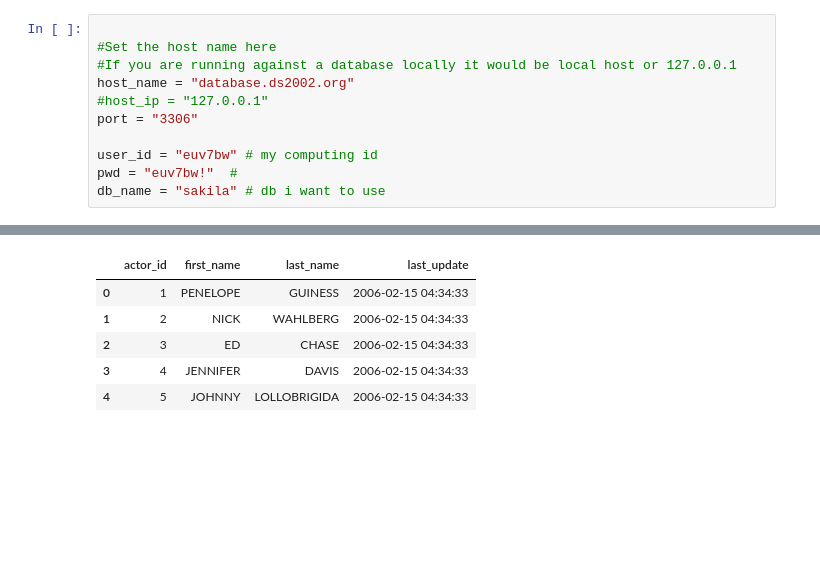
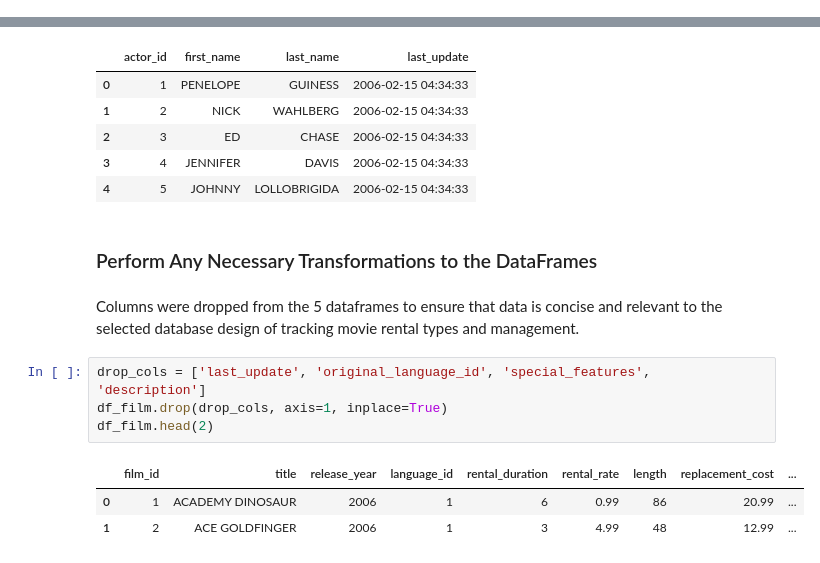
Before and after one commit to aniishap/ds2002, a Jupyter notebook: Data_Project_1.ipynb, the cells around one changed output, grey strips where cells are left out. Drawn from its saved outputs; the diff is of its cells as text; blank space fills up the shorter version.

```diff
--- a/Data_Project_1.ipynb
+++ b/Data_Project_1.ipynb
@@ -35,14 +35,3 @@ from sqlalchemy import create_engine
 
 
 > Add blockquote
-# %%
-
-#Set the host name here
-#If you are running against a database locally it would be local host or 127.0.0.1
-host_name = "database.ds2002.org"
-#host_ip = "127.0.0.1"
-port = "3306"
-
-user_id = "euv7bw" # my computing id
-pwd = "euv7bw!"  #
-db_name = "sakila" # db i want to use
@@ -146,3 +144,15 @@ df_actor.head(5)
 | 2 | 3 | ED | CHASE | 2006-02-15 04:34:33 |
 | 3 | 4 | JENNIFER | DAVIS | 2006-02-15 04:34:33 |
 | 4 | 5 | JOHNNY | LOLLOBRIGIDA | 2006-02-15 04:34:33 |
+# %% [markdown]
+### Perform Any Necessary Transformations to the DataFrames
+# %% [markdown]
+Columns were dropped from the 5 dataframes to ensure that data is concise and relevant to the selected database design of tracking movie rental types and management.
+# %%
+drop_cols = ['last_update', 'original_language_id', 'special_features', 'description']
+df_film.drop(drop_cols, axis=1, inplace=True)
+df_film.head(2)
+# %% [output]
+|  | film_id | title | release_year | language_id | rental_duration | rental_rate | length | replacement_cost | ... |
+| 0 | 1 | ACADEMY DINOSAUR | 2006 | 1 | 6 | 0.99 | 86 | 20.99 | ... |
+| 1 | 2 | ACE GOLDFINGER | 2006 | 1 | 3 | 4.99 | 48 | 12.99 | ... |
```
Also changed, not shown: parts of 7 cells of this notebook.
